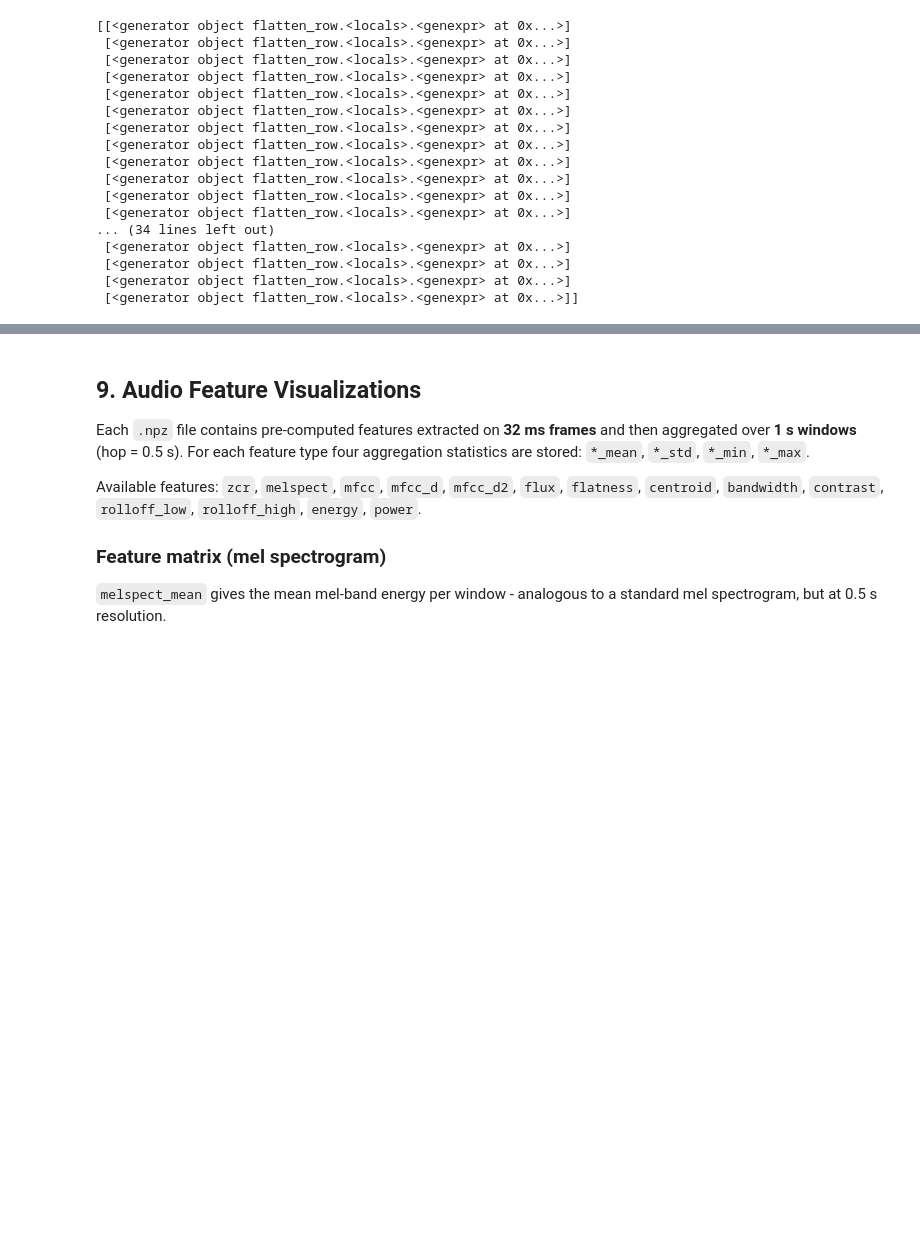
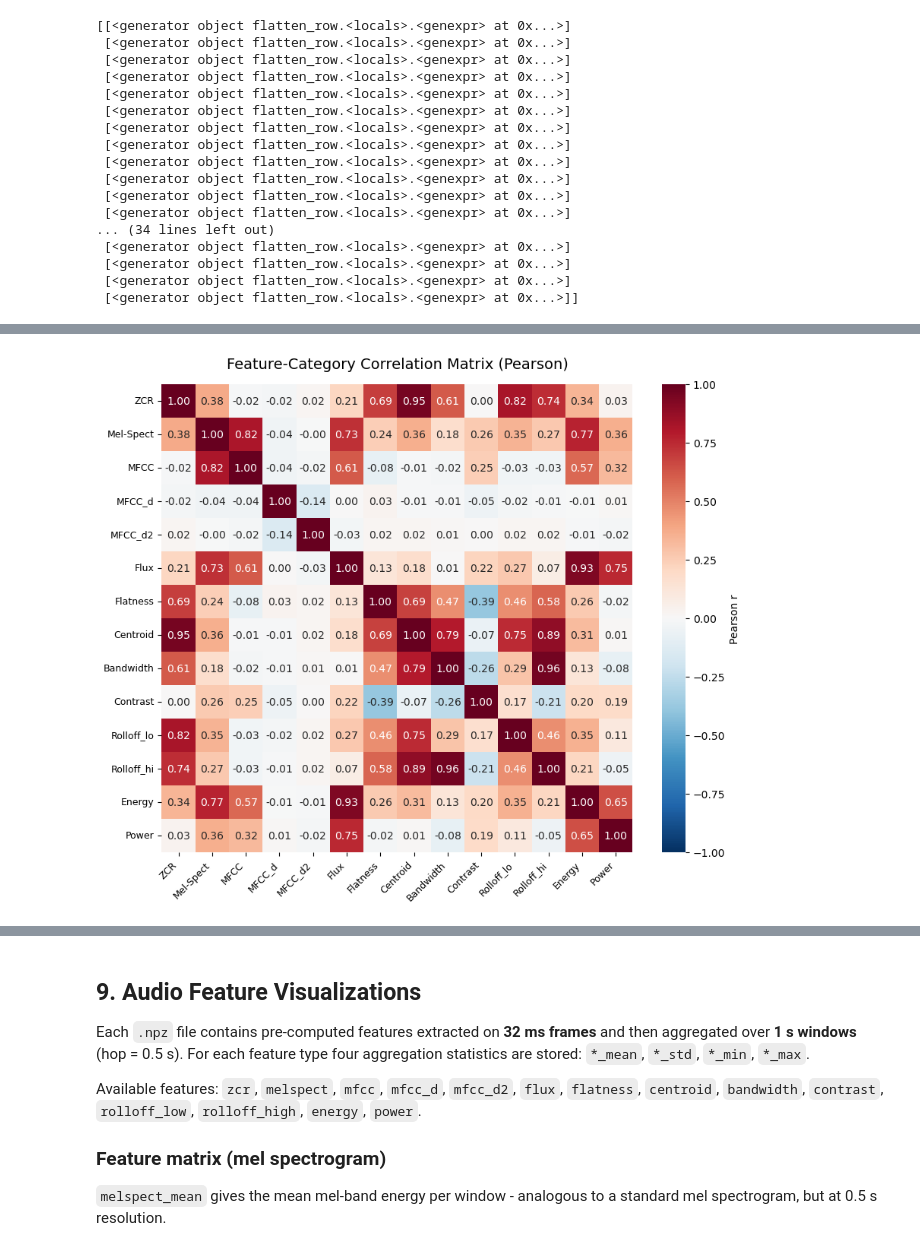
Before and after one commit to LaurinSiebert/mlpc_project, a Jupyter notebook: notebooks/01_data_exploration.ipynb, the cells around one changed output, grey strips where cells are left out. Saved outputs shown, nothing was run; the diff lists cells and outputs as text; code cells hidden in the pictures; blank space fills up the shorter version.

```diff
--- a/notebooks/01_data_exploration.ipynb
+++ b/notebooks/01_data_exploration.ipynb
@@ -991,0 +1144,83 @@ print(X_flat[:50])
+# %%
+features_dir = os.path.join(PATH_TO_DATASET, "audio_features")
+npz_files = sorted([f for f in os.listdir(features_dir) if f.endswith(".npz")])
+
+# feature categories and their representative scalar (mean over feature dim)
+CATEGORIES = {
+    "ZCR":        "zcr_mean",
+    "Mel-Spect":  "melspect_mean",
+    "MFCC":       "mfcc_mean",
+    "MFCC_d":     "mfcc_d_mean",
+    "MFCC_d2":    "mfcc_d2_mean",
+    "Flux":       "flux_mean",
+    "Flatness":   "flatness_mean",
+    "Centroid":   "centroid_mean",
+    "Bandwidth":  "bandwidth_mean",
+    "Contrast":   "contrast_mean",
+    "Rolloff_lo": "rolloff_low_mean",
+    "Rolloff_hi": "rolloff_high_mean",
+    "Energy":     "energy_mean",
+    "Power":      "power_mean",
+}
+
+# create (N_segments, n_categories) matrix
+cat_vectors = {name: [] for name in CATEGORIES}
+
+for fname in npz_files:
+    data = dict(np.load(os.path.join(features_dir, fname), allow_pickle=True))
+    n_seg = data["zcr_mean"].shape[0] # nr. of segments in this file
+
+    for name, key in CATEGORIES.items(): # get category key value pairs as tuples
+        if key in data:
+            arr = data[key]                       # (T,) or (T, D)
+            if arr.ndim > 1:
+                arr = arr.mean(axis=-1)           # summarise to (T,) / mean over feature dim
+            cat_vectors[name].append(arr)         # append to list for this category
+        else:
+            cat_vectors[name].append(np.full(n_seg, np.nan)) # if missing, fill with NaN to keep alignment
+
+# stack into matrix
+mat = {}
+for name in CATEGORIES:
+    mat[name] = np.concatenate(cat_vectors[name])
+
+df_cats = pd.DataFrame(mat)
+
+# Remove NaN rows (segments where a feature was missing)
+df_cats.dropna(inplace=True)
+#display(df_cats)
+
+# Pearson correlation matrix
+corr = df_cats.corr(method="pearson")
+
+# visualize with seaborn heatmap
+plt.figure(figsize=(10, 8))
+plt.title("Feature-Category Correlation Matrix (Pearson)", fontsize=14, pad=15)
+sns.heatmap(
+    corr,
+    annot=True,
+    fmt=".2f",
+    cmap="RdBu_r",
+    vmin=-1, vmax=1,
+    cbar_kws={'label': 'Pearson r'}
+)
+
+plt.xticks(rotation=45, ha="right", fontsize=9)
+plt.yticks(fontsize=9)
+
+plt.savefig("feature_correlation_heatmap.png", dpi=300, bbox_inches="tight")
+plt.show()
+
+# print strongest correlations
+df_corr = corr.stack().reset_index() #flatten matrix into normal DataFrame
+df_corr.columns = ['Feature 1', 'Feature 2', 'Correlation']
+
+strong = df_corr[
+    (df_corr['Correlation'].abs() > 0.85) &
+    (df_corr['Feature 1'] < df_corr['Feature 2'])]
+
+strong = strong.sort_values(by='Correlation', key=abs, ascending=False)
+print("Strongest inter-category correlations (|r| > 0.85):")
+print(strong.to_string(index=False))
+# %% [output]
+[figure, added]
```
Also changed, not shown: parts of 10 cells of this notebook.
